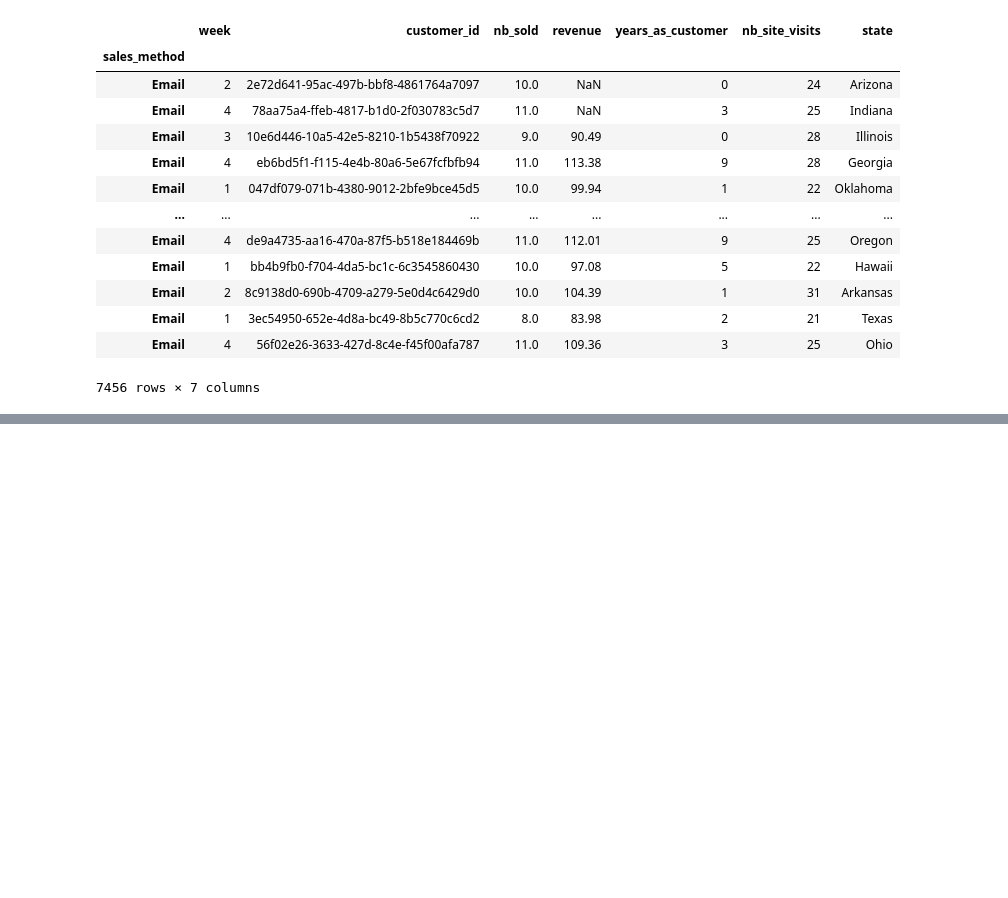
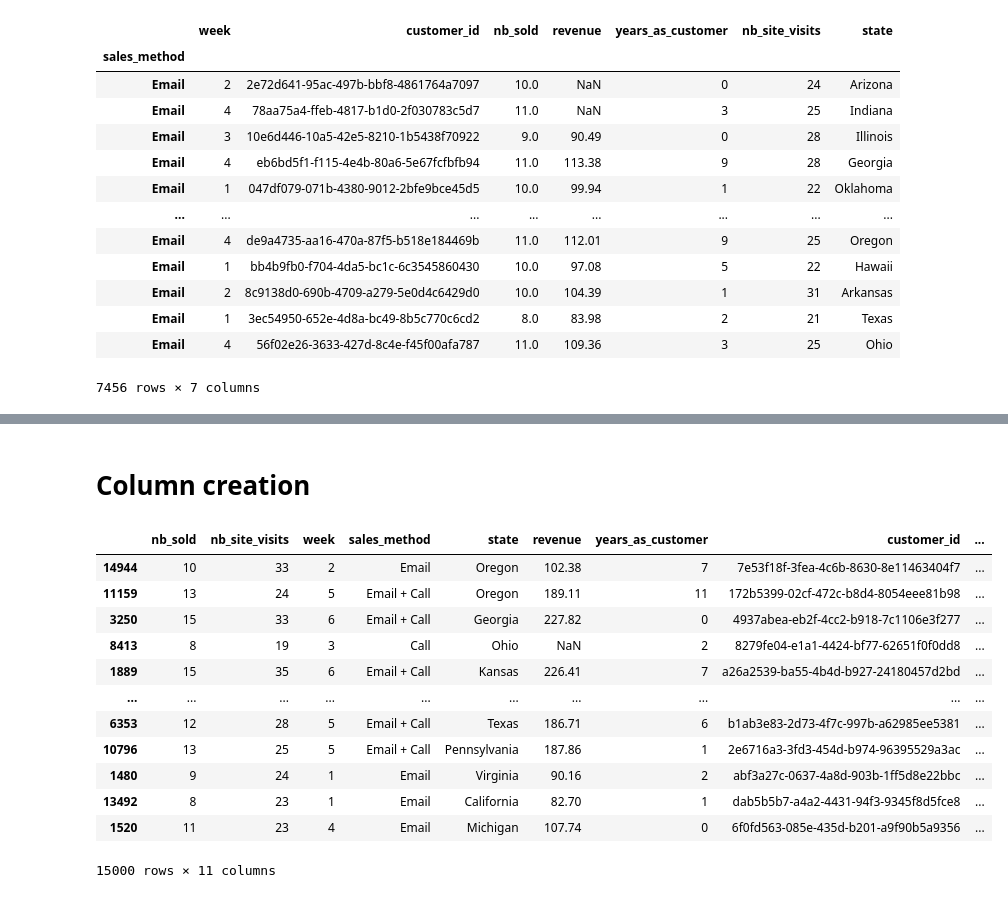
Before and after one commit to Femiolajide/Note, a Jupyter notebook: pop.ipynb, the cells around one changed output, grey strips where cells are left out. Drawn from its saved outputs; the diff is of its cells as text; code cells hidden in the pictures; blank space fills up the shorter version.

```diff
--- a/pop.ipynb
+++ b/pop.ipynb
@@ -386,0 +786,4 @@ data1.set_index("sales_method").loc["Email",:]
+# %%
+# sorting by index/column
+data1 = data1.sample(frac=1)
+data1
@@ -386,0 +850,3 @@ data1.set_index("sales_method").loc["Email",:]
+# %%
+data1 = data1.sample(frac=1,axis=1)
+data1.loc[:,"customer_id":"revenue"]
@@ -386,0 +867,22 @@ data1.set_index("sales_method").loc["Email",:]
+# %% [markdown]
+# Column creation
+# %%
+data1["my_col"] = 1
+data1["state_in caps"] = data1["state"].str.upper()
+data1
+data1["rubiss"] = data1["sales_method"] + "***" + data1["state"]
+data1
+# %% [output]
+|  | nb_sold | nb_site_visits | week | sales_method | state | revenue | years_as_customer | customer_id | ... |
+| 14944 | 10 | 33 | 2 | Email | Oregon | 102.38 | 7 | 7e53f18f-3fea-4c6b-8630-8e11463404f7 | ... |
+| 11159 | 13 | 24 | 5 | Email + Call | Oregon | 189.11 | 11 | 172b5399-02cf-472c-b8d4-8054eee81b98 | ... |
+| 3250 | 15 | 33 | 6 | Email + Call | Georgia | 227.82 | 0 | 4937abea-eb2f-4cc2-b918-7c1106e3f277 | ... |
+| 8413 | 8 | 19 | 3 | Call | Ohio | NaN | 2 | 8279fe04-e1a1-4424-bf77-62651f0f0dd8 | ... |
+| 1889 | 15 | 35 | 6 | Email + Call | Kansas | 226.41 | 7 | a26a2539-ba55-4b4d-b927-24180457d2bd | ... |
+| ... | ... | ... | ... | ... | ... | ... | ... | ... | ... |
+| 6353 | 12 | 28 | 5 | Email + Call | Texas | 186.71 | 6 | b1ab3e83-2d73-4f7c-997b-a62985ee5381 | ... |
+| 10796 | 13 | 25 | 5 | Email + Call | Pennsylvania | 187.86 | 1 | 2e6716a3-3fd3-454d-b974-96395529a3ac | ... |
+| 1480 | 9 | 24 | 1 | Email | Virginia | 90.16 | 2 | abf3a27c-0637-4a8d-903b-1ff5d8e22bbc | ... |
+| 13492 | 8 | 23 | 1 | Email | California | 82.70 | 1 | dab5b5b7-a4a2-4431-94f3-9345f8d5fce8 | ... |
+| 1520 | 11 | 23 | 4 | Email | Michigan | 107.74 | 0 | 6f0fd563-085e-435d-b201-a9f90b5a9356 | ... |
+15000 rows × 11 columns
```
Also changed, not shown: parts of 38 cells of this notebook.
